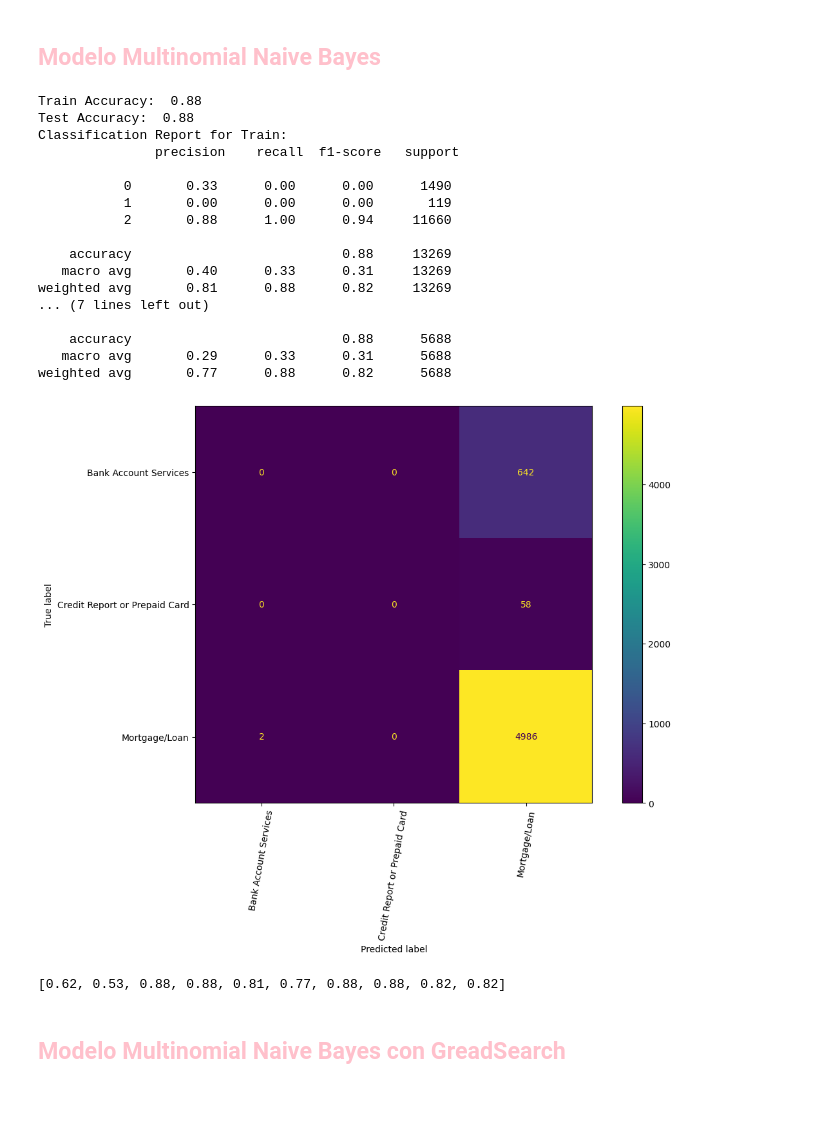
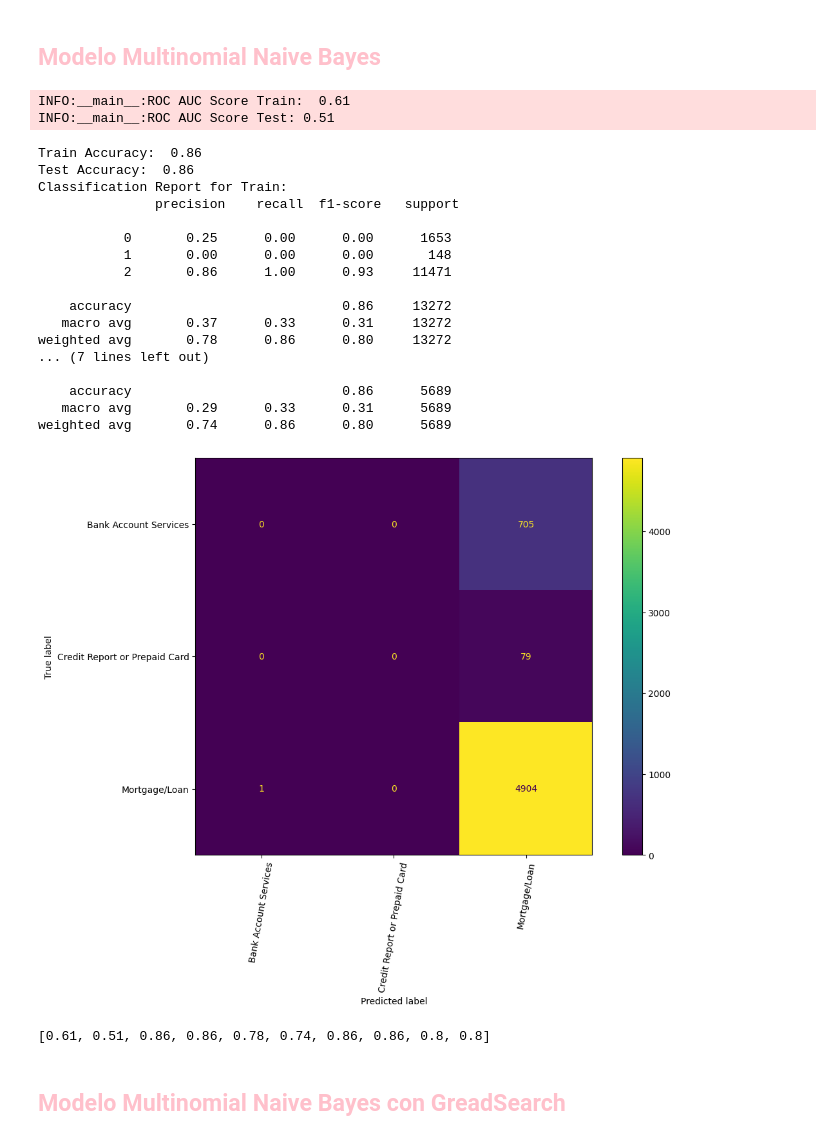
Before and after one commit to jaayg23/mlops, a Jupyter notebook: tracking/tracking_data_tickets_baseline.ipynb, the cells around one changed output. Cells and saved outputs as stored; diff of their text form; code cells hidden in the pictures; blank space fills up the shorter version.

Commit message:
Corecting some mistakes with loggin.info. Besides seening differente results of ML tracking on local.

```diff
--- a/tracking/tracking_data_tickets_baseline.ipynb
+++ b/tracking/tracking_data_tickets_baseline.ipynb
@@ -348,33 +334,35 @@ X_train, X_test, y_train, y_test = split_train_test(X_tfidf, y)
 # %%
 mnb = MultinomialNB()
 mnb.fit(X_train, y_train)
 display_classification_report(model=mnb,
                               name_model="MultinomialNB",
-                              developer="Maria",
+                              developer="Jacobo",
                               X_train=X_train,
                               X_test=X_test,
                               y_train=y_train,
                               y_test=y_test)
 # %% [output]
-Train Accuracy:  0.88
-Test Accuracy:  0.88
-Classification Report for Train:
-               precision    recall  f1-score   support
-
-           0       0.33      0.00      0.00      1490
-           1       0.00      0.00      0.00       119
-           2       0.88      1.00      0.94     11660
-
-    accuracy                           0.88     13269
-   macro avg       0.40      0.33      0.31     13269
-weighted avg       0.81      0.88      0.82     13269
-... (7 lines left out)
-
-    accuracy                           0.88      5688
-   macro avg       0.29      0.33      0.31      5688
-weighted avg       0.77      0.88      0.82      5688
+INFO:__main__:ROC AUC Score Train:  0.61
+INFO:__main__:ROC AUC Score Test: 0.51
+Train Accuracy:  0.86
+Test Accuracy:  0.86
+Classification Report for Train:
+               precision    recall  f1-score   support
+
+           0       0.25      0.00      0.00      1653
+           1       0.00      0.00      0.00       148
+           2       0.86      1.00      0.93     11471
+
+    accuracy                           0.86     13272
+   macro avg       0.37      0.33      0.31     13272
+weighted avg       0.78      0.86      0.80     13272
+... (7 lines left out)
+
+    accuracy                           0.86      5689
+   macro avg       0.29      0.33      0.31      5689
+weighted avg       0.74      0.86      0.80      5689
-[figure, old version]
+[figure, new version]
-[0.62, 0.53, 0.88, 0.88, 0.81, 0.77, 0.88, 0.88, 0.82, 0.82]
+[0.61, 0.51, 0.86, 0.86, 0.78, 0.74, 0.86, 0.86, 0.8, 0.8]
 # %% [markdown]
 <h2 style="color: pink;">Modelo Multinomial Naive Bayes con GreadSearch</h2>
 # %%
```
Also changed, not shown: parts of 25 cells of this notebook, 4 other files.
